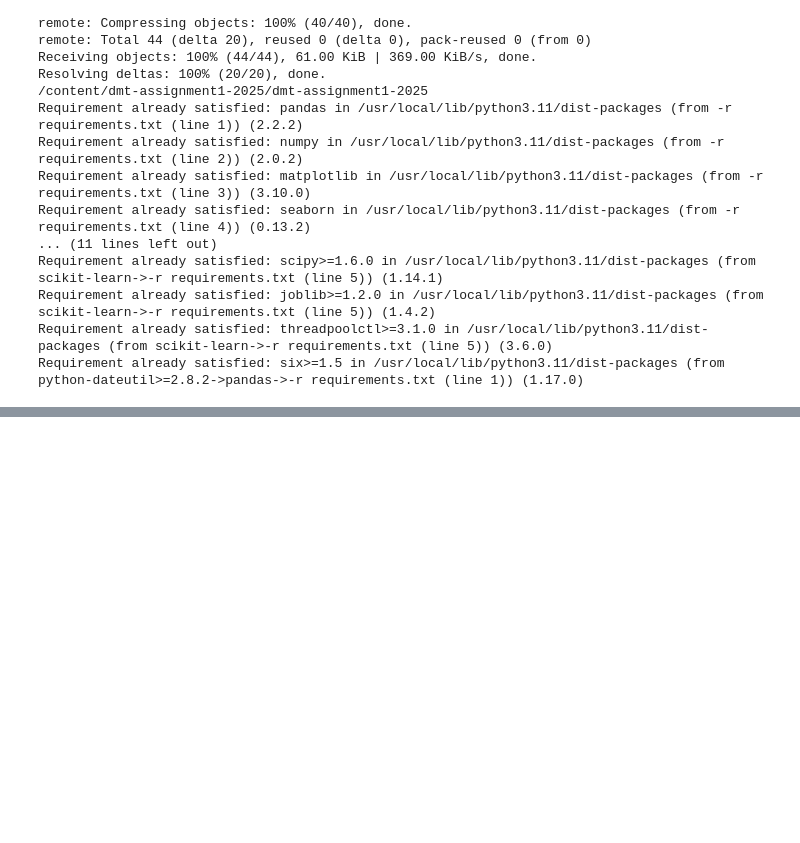
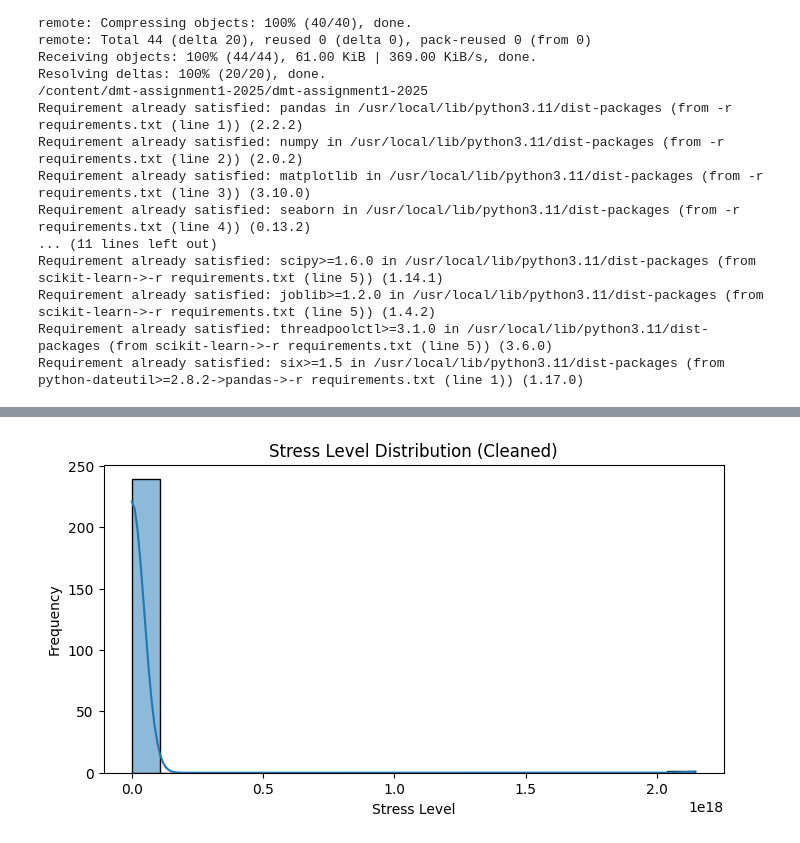
Before and after one commit to rahil1303/dmt-assignment1-2025, a Jupyter notebook: notebooks/Iteration_1_eda.ipynb, the cells around one changed output, grey strips where cells are left out. Saved outputs shown, nothing was run; the diff lists cells and outputs as text; code cells hidden in the pictures; blank space fills up the shorter version.

```diff
--- a/notebooks/Iteration_1_eda.ipynb
+++ b/notebooks/Iteration_1_eda.ipynb
@@ -32,0 +73,13 @@ df = pd.read_excel("data/ODI-2025.xlsx")
+# %%
+# Convert stress level to numeric, coercing non-numeric values to NaN
+df['stress_clean'] = pd.to_numeric(df['What is your stress level (0-100)?'], errors='coerce')
+
+# Plot the cleaned column
+plt.figure(figsize=(8,4))
+sns.histplot(df['stress_clean'], bins=20, kde=True)
+plt.title("Stress Level Distribution (Cleaned)")
+plt.xlabel("Stress Level")
+plt.ylabel("Frequency")
+plt.show()
+# %% [output]
+[figure, added]
```
Also changed, not shown: parts of 5 cells of this notebook.
